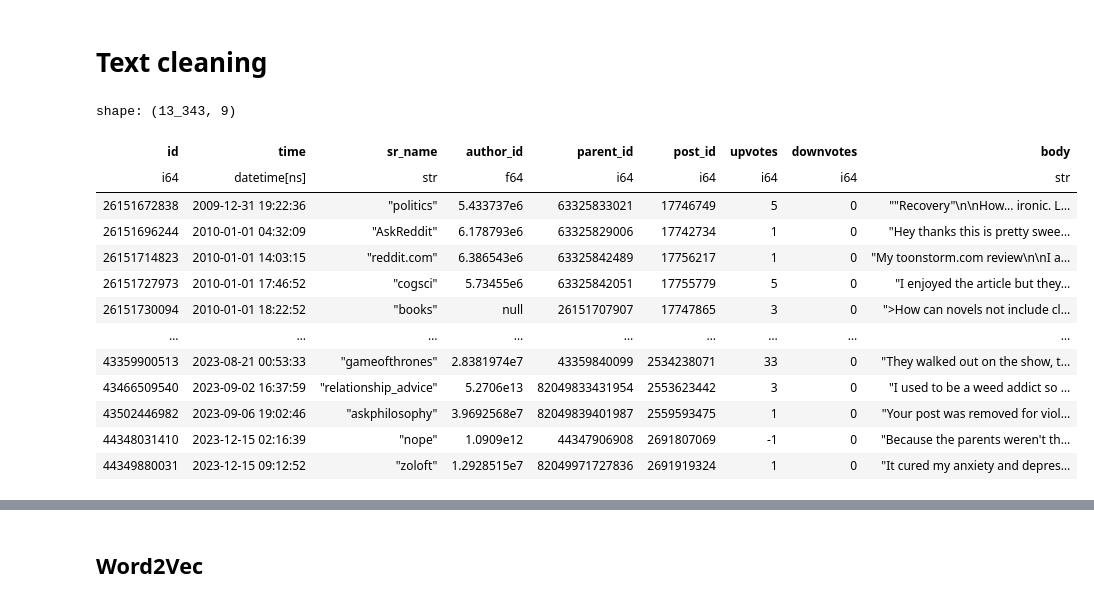
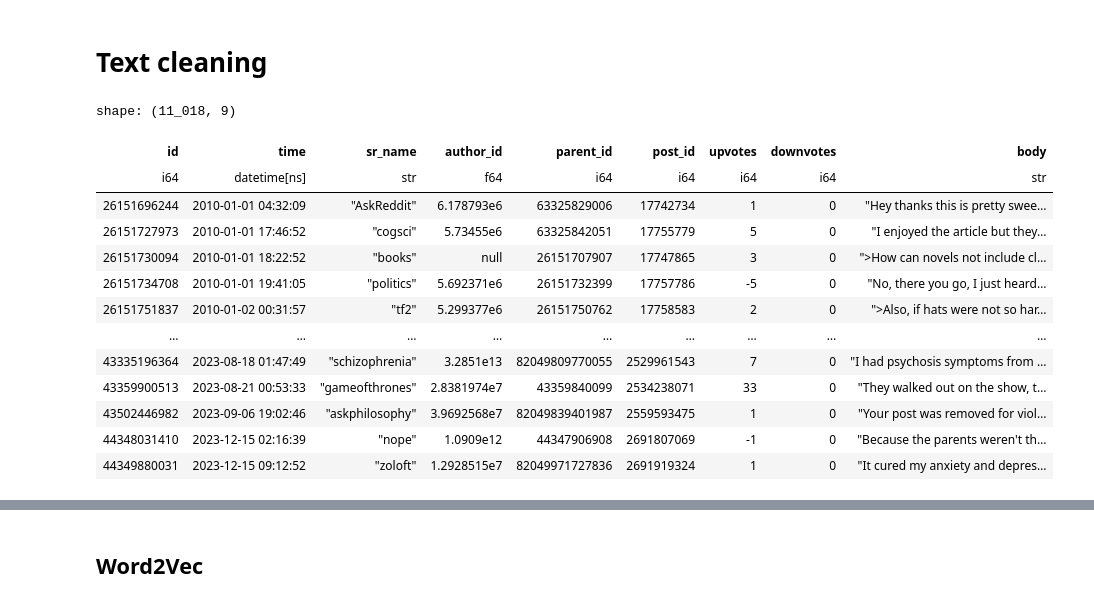
Before and after one commit to gems-cyberlang/cyberlang-learning, a Jupyter notebook: data-collection/praw-playground.ipynb, the cells around one changed output, grey strips where cells are left out. Cells and saved outputs as stored; diff of their text form; code cells hidden in the pictures.

```diff
--- a/data-collection/praw-playground.ipynb
+++ b/data-collection/praw-playground.ipynb
@@ -199,22 +199,22 @@ def with_time_range(df):
 # %%
 # Doing this stuff on all comments is slow, so let's just try it on a small sample
 
 # sample_df = pldf.sample(5000)
 # sample_df = pldf.filter(pl.col(BODY).str.contains_any(keywords))
-sample_df = pldf.filter(pl.col(BODY).str.contains_any(["depress", "abus", "psycho", "addict"]))
+sample_df = pldf.filter(pl.col(BODY).str.contains_any(["depress", "abus", "psycho"]))
 sample_df
 # %% [output]
-shape: (13_343, 9)
+shape: (11_018, 9)
 | id | time | sr_name | author_id | parent_id | post_id | upvotes | downvotes | body |
 | i64 | datetime[ns] | str | f64 | i64 | i64 | i64 | i64 | str |
-| 26151672838 | 2009-12-31 19:22:36 | "politics" | 5.433737e6 | 63325833021 | 17746749 | 5 | 0 | ""Recovery"\n\nHow... ironic. L… |
 | 26151696244 | 2010-01-01 04:32:09 | "AskReddit" | 6.178793e6 | 63325829006 | 17742734 | 1 | 0 | "Hey thanks this is pretty swee… |
-| 26151714823 | 2010-01-01 14:03:15 | "reddit.com" | 6.386543e6 | 63325842489 | 17756217 | 1 | 0 | "My toonstorm.com review\n\nI a… |
 | 26151727973 | 2010-01-01 17:46:52 | "cogsci" | 5.73455e6 | 63325842051 | 17755779 | 5 | 0 | "I enjoyed the article but they… |
 | 26151730094 | 2010-01-01 18:22:52 | "books" | null | 26151707907 | 17747865 | 3 | 0 | ">How can novels not include cl… |
+| 26151734708 | 2010-01-01 19:41:05 | "politics" | 5.692371e6 | 26151732399 | 17757786 | -5 | 0 | "No, there you go, I just heard… |
+| 26151751837 | 2010-01-02 00:31:57 | "tf2" | 5.299377e6 | 26151750762 | 17758583 | 2 | 0 | ">Also, if hats were not so har… |
 | … | … | … | … | … | … | … | … | … |
+| 43335196364 | 2023-08-18 01:47:49 | "schizophrenia" | 3.2851e13 | 82049809770055 | 2529961543 | 7 | 0 | "I had psychosis symptoms from … |
 | 43359900513 | 2023-08-21 00:53:33 | "gameofthrones" | 2.8381974e7 | 43359840099 | 2534238071 | 33 | 0 | "They walked out on the show, t… |
-| 43466509540 | 2023-09-02 16:37:59 | "relationship_advice" | 5.2706e13 | 82049833431954 | 2553623442 | 3 | 0 | "I used to be a weed addict so … |
 | 43502446982 | 2023-09-06 19:02:46 | "askphilosophy" | 3.9692568e7 | 82049839401987 | 2559593475 | 1 | 0 | "Your post was removed for viol… |
 | 44348031410 | 2023-12-15 02:16:39 | "nope" | 1.0909e12 | 44347906908 | 2691807069 | -1 | 0 | "Because the parents weren't th… |
 | 44349880031 | 2023-12-15 09:12:52 | "zoloft" | 1.2928515e7 | 82049971727836 | 2691919324 | 1 | 0 | "It cured my anxiety and depres… |
```
Also changed, not shown: parts of 10 cells of this notebook.
